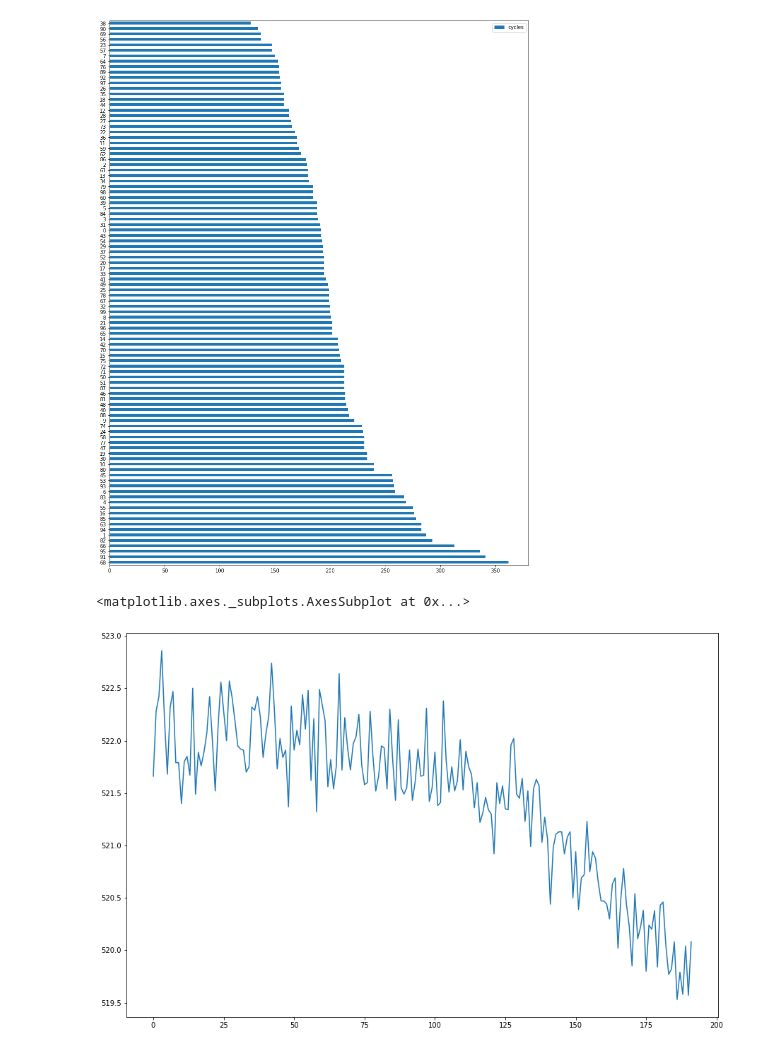
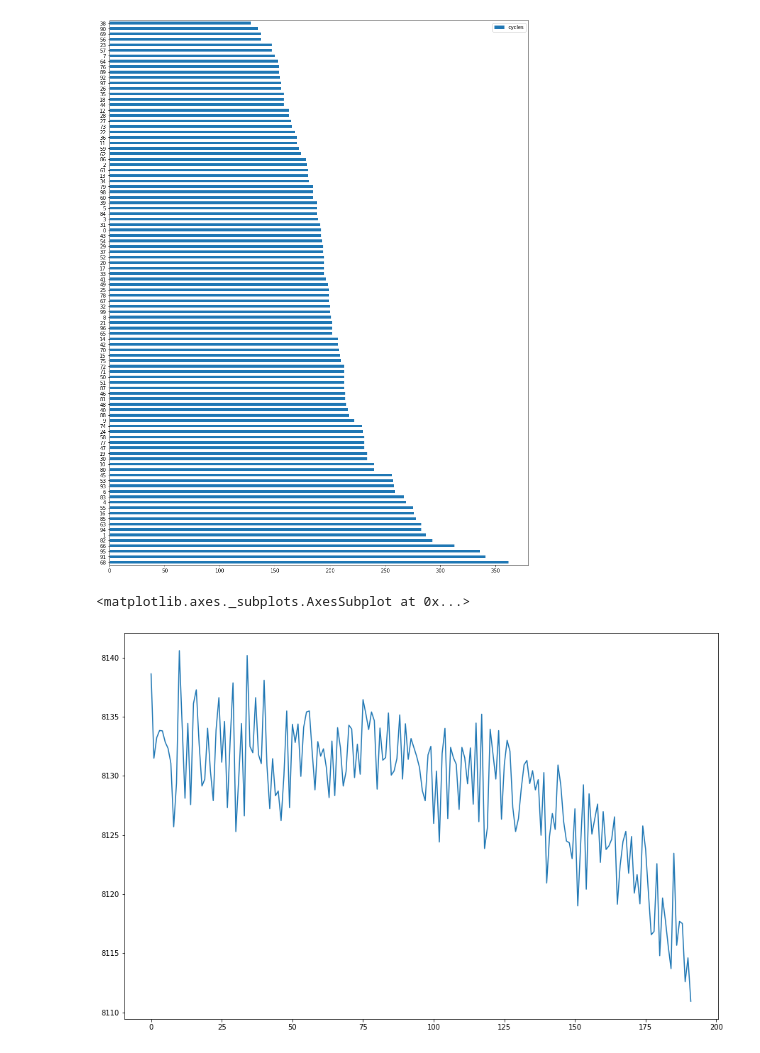
Before and after one commit to andrewwgordon/NASA_C-MAPSS, a Jupyter notebook: NASA_C_MAPSS.ipynb, the cells around one changed output. Cells and saved outputs as stored; diff of their text form; code cells hidden in the pictures.

```diff
--- a/NASA_C_MAPSS.ipynb
+++ b/NASA_C_MAPSS.ipynb
@@ -32,7 +76,8 @@ fd001_train.groupby(['unit'])['cycles'].max().reset_index().sort_values(['cycles
 <matplotlib.axes._subplots.AxesSubplot at 0x...>
 [figure]
 # %%
-fd001_train[fd001_train['unit']==1]['sensor_12'].plot(figsize=(15,10))
+# plot a line graph of sensor_14 where engine unit equals 1
+fd001_train[fd001_train['unit']==1]['sensor_14'].plot(figsize=(15,10))
 # %% [output]
 <matplotlib.axes._subplots.AxesSubplot at 0x...>
-[figure, old version]
+[figure, new version]
```
Also changed, not shown: parts of 12 cells of this notebook.
